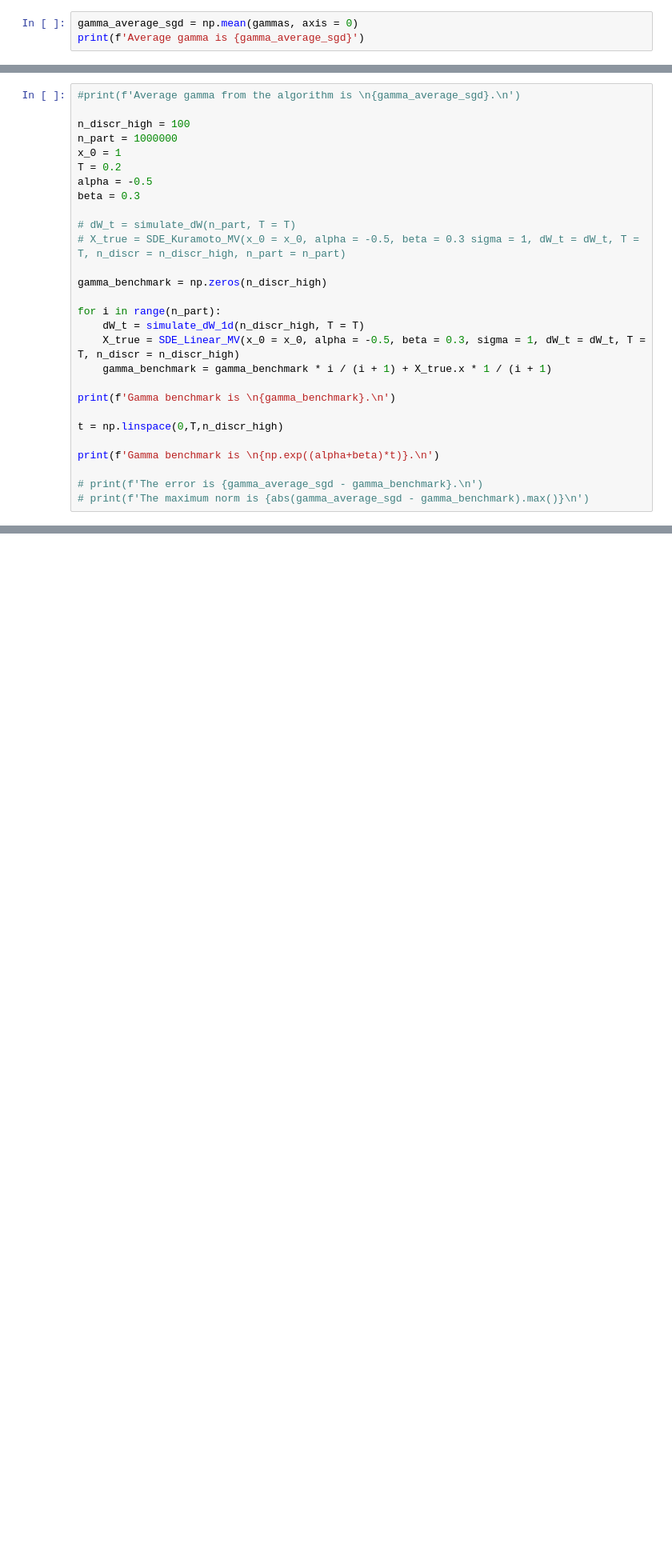
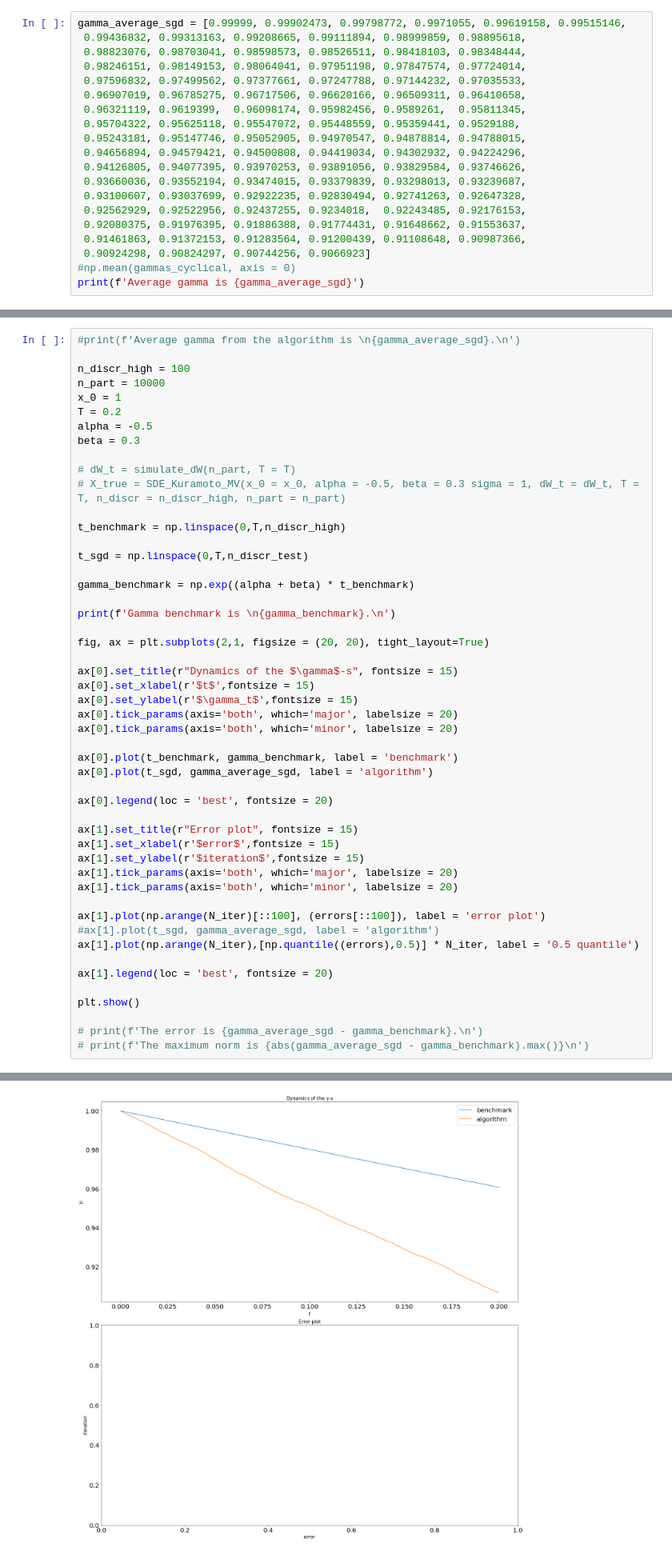
Before and after one commit to vplatonov289/Fourier_SDE_SGD, a Jupyter notebook: main-linear.ipynb, the cells around one changed output, grey strips where cells are left out. Shown: that part at 80% size. Drawn from its saved outputs; the diff is of its cells as text; blank space fills up the shorter version.

```diff
--- a/main-linear.ipynb
+++ b/main-linear.ipynb
@@ -93,5 +88,22 @@ Solved for 0.5086 seconds.
 # %% [markdown]
 ### We save the average of the SGD gammas to use further in the benchmark.
 # %%
-gamma_average_sgd = np.mean(gammas, axis = 0)
+gamma_average_sgd = [0.99999, 0.99902473, 0.99798772, 0.9971055, 0.99619158, 0.99515146,
+ 0.99436832, 0.99313163, 0.99208665, 0.99111894, 0.98999859, 0.98895618,
+ 0.98823076, 0.98703041, 0.98598573, 0.98526511, 0.98418103, 0.98348444,
+ 0.98246151, 0.98149153, 0.98064041, 0.97951198, 0.97847574, 0.97724014,
+ 0.97596832, 0.97499562, 0.97377661, 0.97247788, 0.97144232, 0.97035533,
+ 0.96907019, 0.96785275, 0.96717506, 0.96620166, 0.96509311, 0.96410658,
+ 0.96321119, 0.9619399,  0.96098174, 0.95982456, 0.9589261,  0.95811345,
+ 0.95704322, 0.95625118, 0.95547072, 0.95448559, 0.95359441, 0.9529188,
+ 0.95243181, 0.95147746, 0.95052905, 0.94970547, 0.94878814, 0.94788015,
+ 0.94656894, 0.94579421, 0.94500808, 0.94419034, 0.94302932, 0.94224296,
+ 0.94126805, 0.94077395, 0.93970253, 0.93891056, 0.93829584, 0.93746626,
+ 0.93660036, 0.93552194, 0.93474015, 0.93379839, 0.93298013, 0.93239687,
+ 0.93100607, 0.93037699, 0.92922235, 0.92830494, 0.92741263, 0.92647328,
+ 0.92562929, 0.92522956, 0.92437255, 0.9234018,  0.92243485, 0.92176153,
+ 0.92080375, 0.91976395, 0.91886388, 0.91774431, 0.91648662, 0.91553637,
+ 0.91461863, 0.91372153, 0.91283564, 0.91200439, 0.91108648, 0.90987366,
+ 0.90924298, 0.90824297, 0.90744256, 0.9066923]
+#np.mean(gammas_cyclical, axis = 0)
 print(f'Average gamma is {gamma_average_sgd}')
@@ -145,7 +115,7 @@ print(f'Average gamma is {gamma_average_sgd}')
 #print(f'Average gamma from the algorithm is \n{gamma_average_sgd}.\n')
 
 n_discr_high = 100
-n_part = 1000000
+n_part = 10000
 x_0 = 1
 T = 0.2
 alpha = -0.5
@@ -154,18 +124,40 @@ beta = 0.3
 # dW_t = simulate_dW(n_part, T = T)
 # X_true = SDE_Kuramoto_MV(x_0 = x_0, alpha = -0.5, beta = 0.3 sigma = 1, dW_t = dW_t, T = T, n_discr = n_discr_high, n_part = n_part)
 
-gamma_benchmark = np.zeros(n_discr_high)
+t_benchmark = np.linspace(0,T,n_discr_high)
 
-for i in range(n_part):
-    dW_t = simulate_dW_1d(n_discr_high, T = T)
-    X_true = SDE_Linear_MV(x_0 = x_0, alpha = -0.5, beta = 0.3, sigma = 1, dW_t = dW_t, T = T, n_discr = n_discr_high)
-    gamma_benchmark = gamma_benchmark * i / (i + 1) + X_true.x * 1 / (i + 1)
+t_sgd = np.linspace(0,T,n_discr_test)
+
+gamma_benchmark = np.exp((alpha + beta) * t_benchmark)
 
 print(f'Gamma benchmark is \n{gamma_benchmark}.\n')
 
-t = np.linspace(0,T,n_discr_high)
+fig, ax = plt.subplots(2,1, figsize = (20, 20), tight_layout=True)
 
-print(f'Gamma benchmark is \n{np.exp((alpha+beta)*t)}.\n')
+ax[0].set_title(r"Dynamics of the $\gamma$-s", fontsize = 15)
+ax[0].set_xlabel(r'$t$',fontsize = 15)
+ax[0].set_ylabel(r'$\gamma_t$',fontsize = 15)
+ax[0].tick_params(axis='both', which='major', labelsize = 20)
+ax[0].tick_params(axis='both', which='minor', labelsize = 20)
+
+ax[0].plot(t_benchmark, gamma_benchmark, label = 'benchmark')
+ax[0].plot(t_sgd, gamma_average_sgd, label = 'algorithm')
+
+ax[0].legend(loc = 'best', fontsize = 20)
+
+ax[1].set_title(r"Error plot", fontsize = 15)
+ax[1].set_xlabel(r'$error$',fontsize = 15)
+ax[1].set_ylabel(r'$iteration$',fontsize = 15)
+ax[1].tick_params(axis='both', which='major', labelsize = 20)
+ax[1].tick_params(axis='both', which='minor', labelsize = 20)
+
+ax[1].plot(np.arange(N_iter)[::100], (errors[::100]), label = 'error plot')
+#ax[1].plot(t_sgd, gamma_average_sgd, label = 'algorithm')
+ax[1].plot(np.arange(N_iter),[np.quantile((errors),0.5)] * N_iter, label = '0.5 quantile')
+
+ax[1].legend(loc = 'best', fontsize = 20)
+
+plt.show()
 
 # print(f'The error is {gamma_average_sgd - gamma_benchmark}.\n')
 # print(f'The maximum norm is {abs(gamma_average_sgd - gamma_benchmark).max()}\n')
@@ -190,3 +184,4 @@ Gamma benchmark is
+[figure, added]
 # %%
 
 # # dW_t_truncated = dW_t[0]
```
Also changed, not shown: parts of 11 cells of this notebook, 30 other files.
